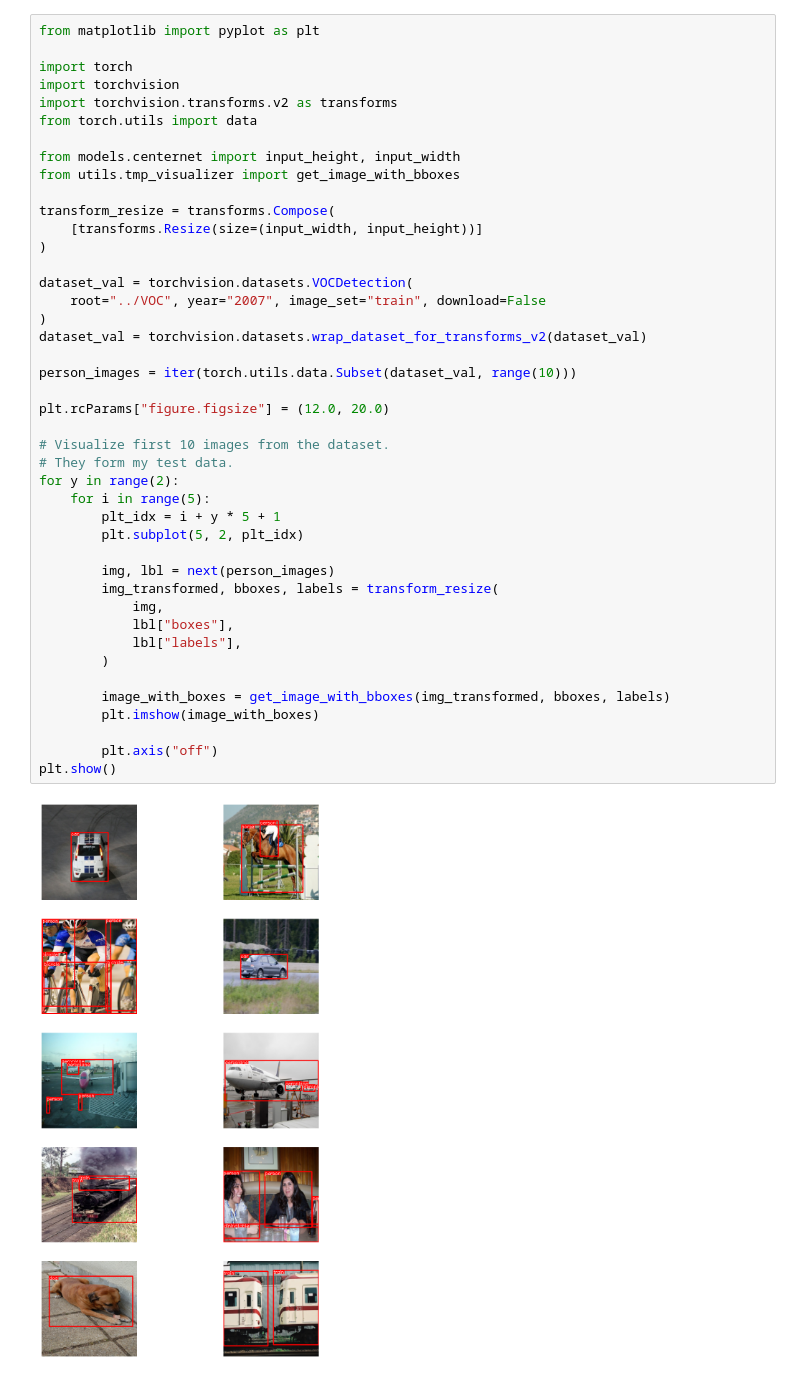
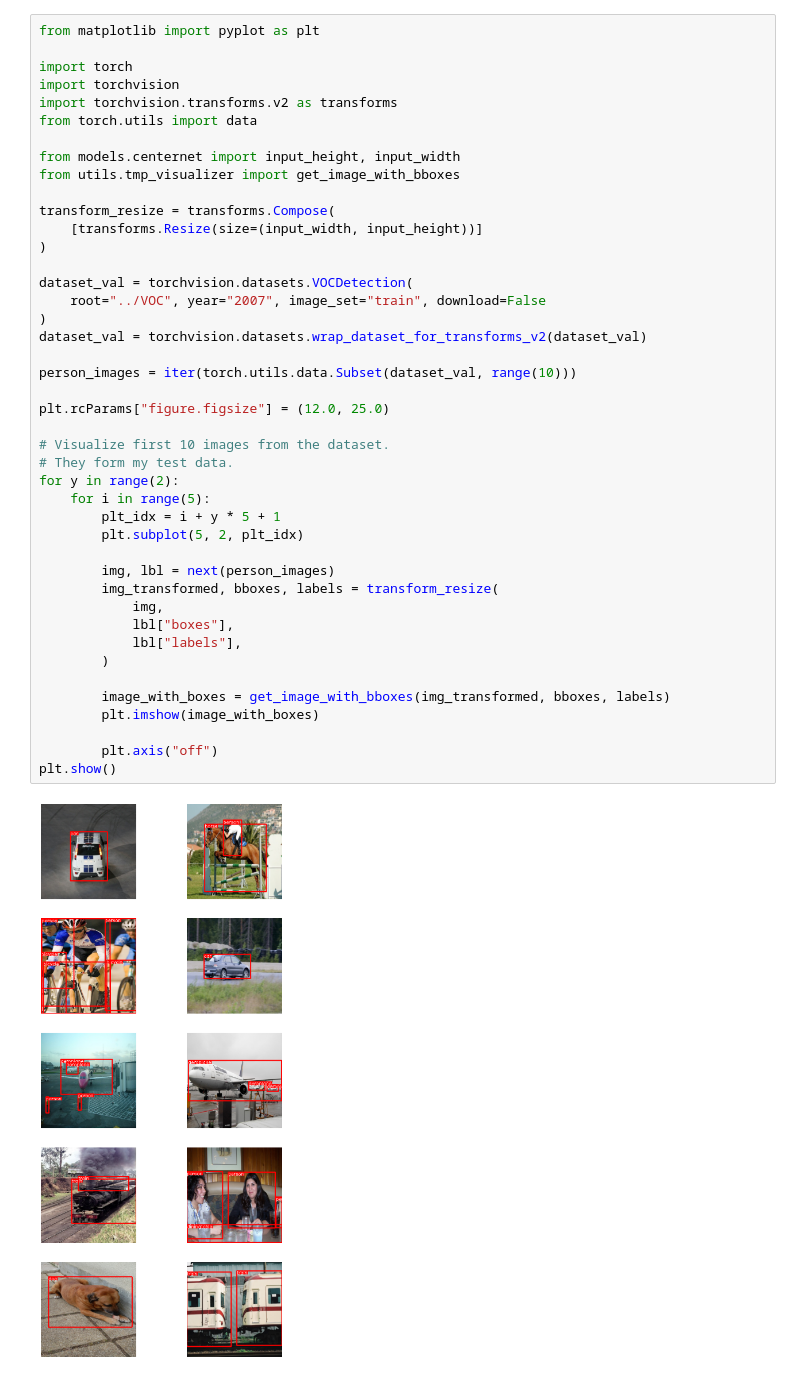
Before and after one commit to bulygin1985/object_detection, a Jupyter notebook: playbooks/first_10_img.ipynb, the cells around one changed output. Cells and saved outputs as stored; diff of their text form.

```diff
--- a/playbooks/first_10_img.ipynb
+++ b/playbooks/first_10_img.ipynb
@@ -14,32 +14,32 @@ transform_resize = transforms.Compose(
 )
 
 dataset_val = torchvision.datasets.VOCDetection(
     root="../VOC", year="2007", image_set="train", download=False
 )
 dataset_val = torchvision.datasets.wrap_dataset_for_transforms_v2(dataset_val)
 
 person_images = iter(torch.utils.data.Subset(dataset_val, range(10)))
 
-plt.rcParams["figure.figsize"] = (12.0, 20.0)
+plt.rcParams["figure.figsize"] = (12.0, 25.0)
 
 # Visualize first 10 images from the dataset.
 # They form my test data.
 for y in range(2):
     for i in range(5):
         plt_idx = i + y * 5 + 1
         plt.subplot(5, 2, plt_idx)
 
         img, lbl = next(person_images)
         img_transformed, bboxes, labels = transform_resize(
             img,
             lbl["boxes"],
             lbl["labels"],
         )
 
         image_with_boxes = get_image_with_bboxes(img_transformed, bboxes, labels)
         plt.imshow(image_with_boxes)
 
         plt.axis("off")
 plt.show()
 # %% [output]
-[figure, old version]
+[figure, new version]
```
Also changed, not shown: 1 other file.
